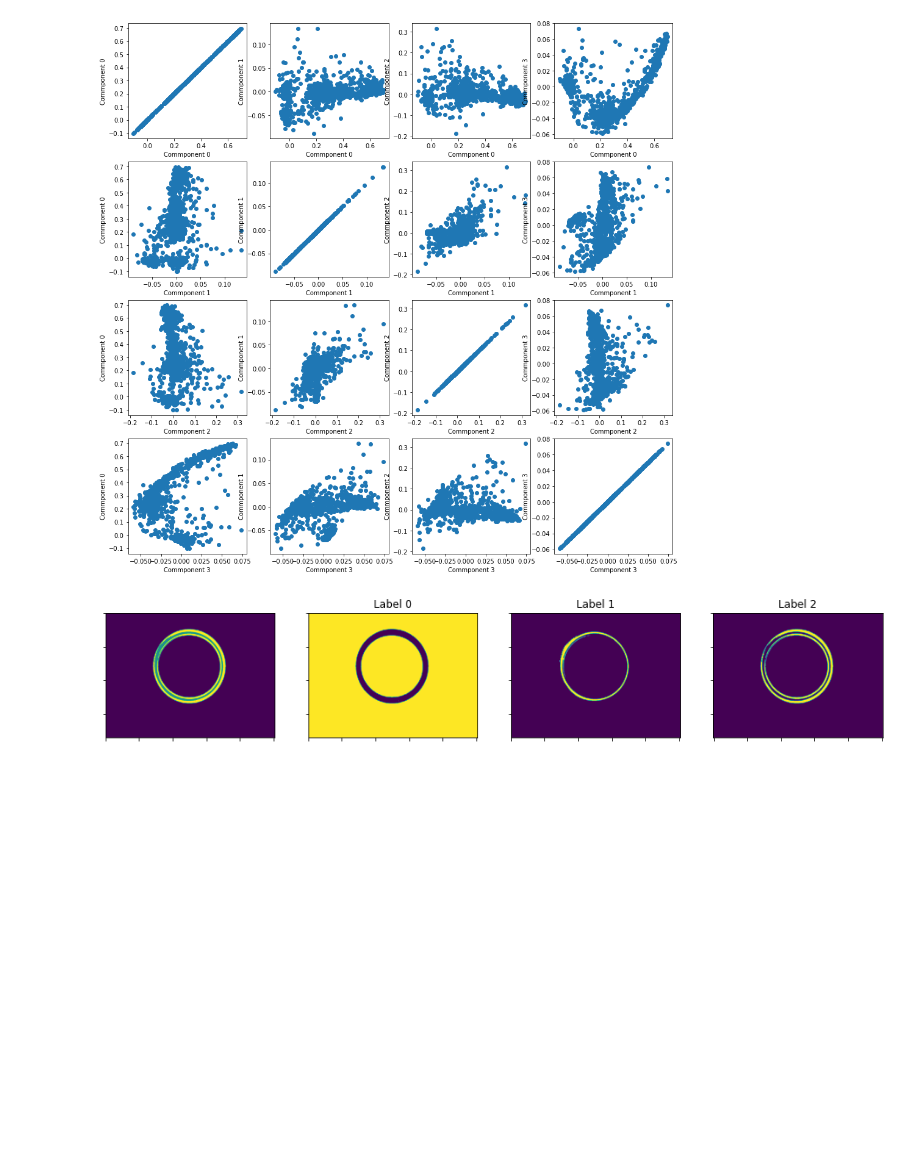
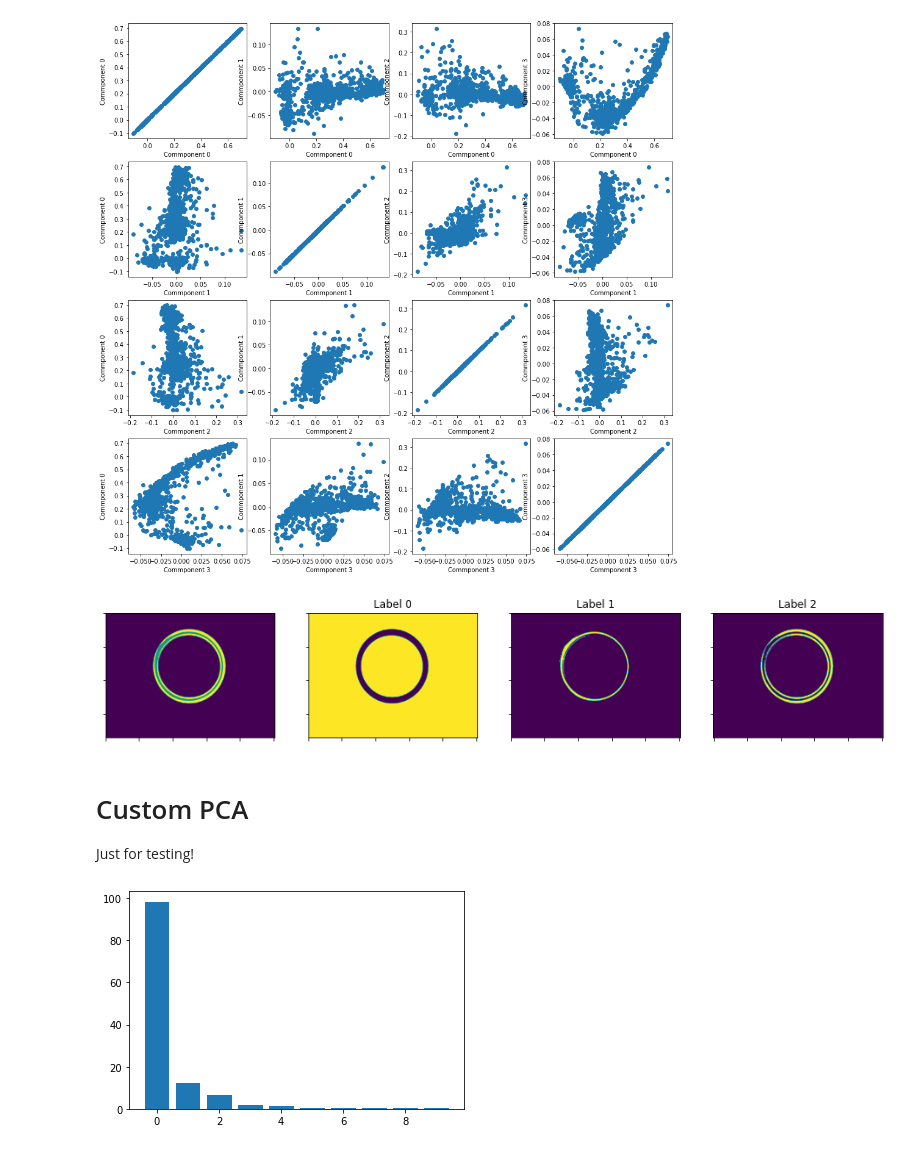
Before and after one commit to SolidusAbi/HySpecLab, a Jupyter notebook: notebooks/classification/polymer.ipynb, the cells around one changed output. Saved outputs shown, nothing was run; the diff lists cells and outputs as text; code cells hidden in the pictures; blank space fills up the shorter version.

```diff
--- a/notebooks/classification/polymer.ipynb
+++ b/notebooks/classification/polymer.ipynb
@@ -169,3 +169,21 @@ for i in range(n_clusters):
 plt.show()
 # %% [output]
 [figure]
+# %% [markdown]
+# Custom PCA
+
+Just for testing!
+# %%
+from numpy import linalg
+selected_data = tiny_X_norm
+
+selected_data_std = (tiny_X_norm - tiny_X_norm.mean(axis=0)) / tiny_X_norm.std(axis=0)
+
+C = np.cov(selected_data_std.T)
+D,V = linalg.eig(C)
+D = D.real
+
+plt.bar(np.arange(len(D[:10])), D[:10])
+plt.show()
+# %% [output]
+[figure, added]
```
Also changed, not shown: parts of 3 cells of this notebook, 4 other files.
